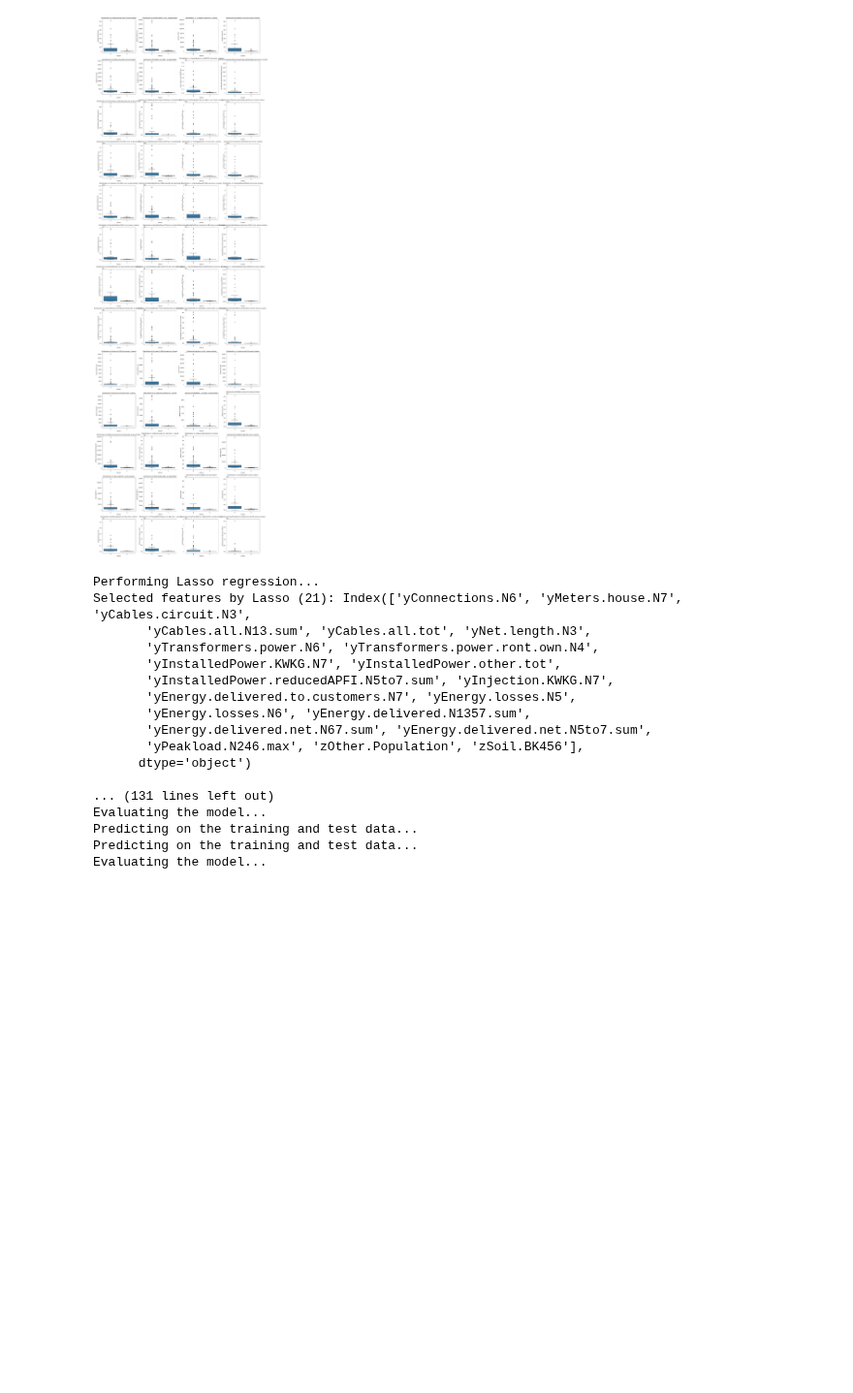
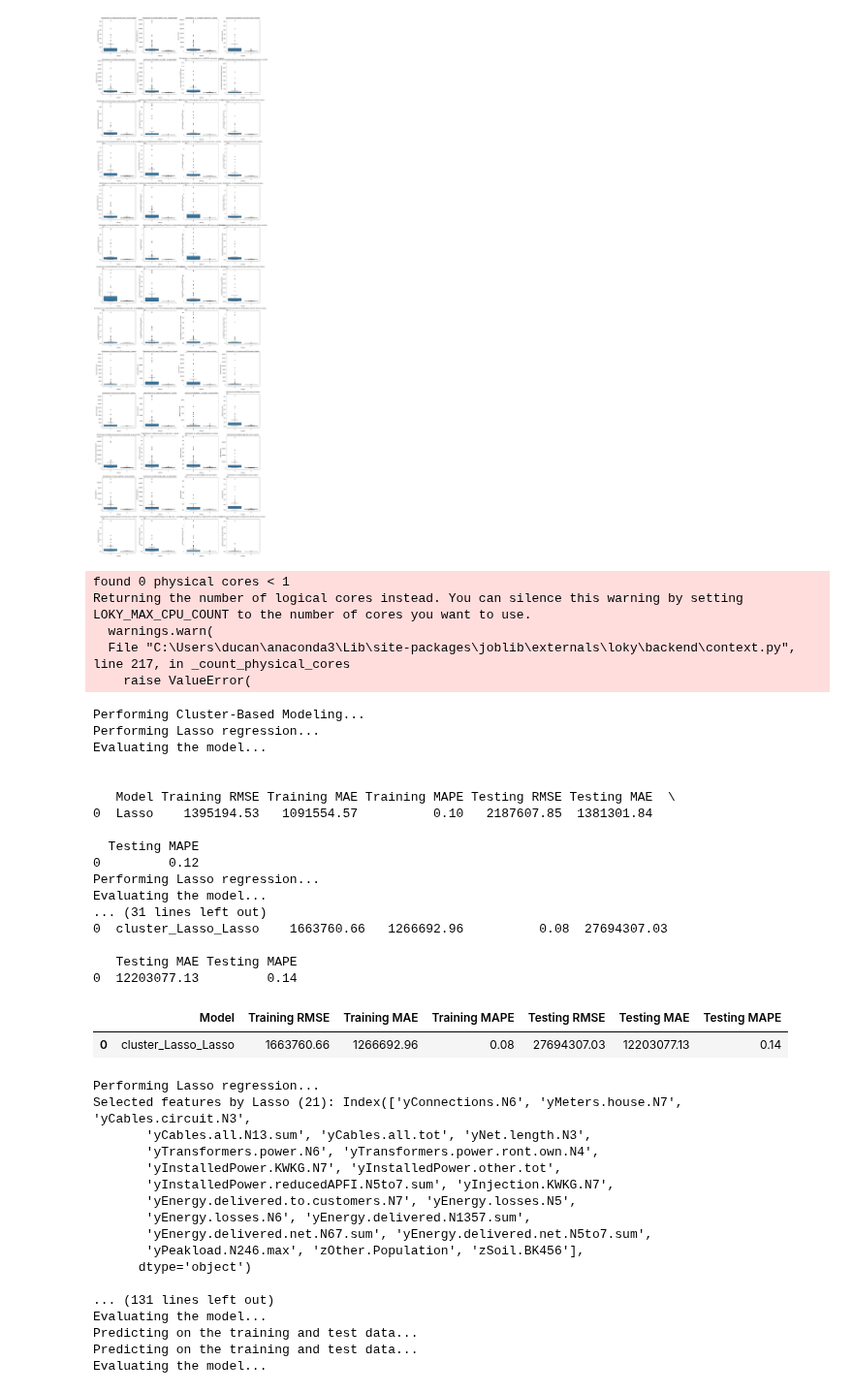
Before and after one commit to ducanhnguyen99/BNetzA, a Jupyter notebook: Modelling/cluster_based_modeling.ipynb, the cells around one changed output. Shown at 97% size. Saved outputs shown, nothing was run; the diff lists cells and outputs as text; code cells hidden in the pictures; blank space fills up the shorter version.

Commit message:
rework evaluation metrics and finalize all models

```diff
--- a/Modelling/cluster_based_modeling.ipynb
+++ b/Modelling/cluster_based_modeling.ipynb
@@ -95 +87,32 @@ evaluation_metrics("Lasso", lasso, cluster_1_df, cluster_1_test_df, column)
+# %%
+path_to_excel = "../data/EVS4_20140118_dataV9.xlsx"
+df = load_data(path_to_excel, sheet_name="DatasetV9")
+
+df_train, df_test = prepare_base_data(df)
+cluster_based_modeling(df_train, df_test, "cTOTEXn", random_state = 42)
+# %% [output]
+found 0 physical cores < 1
+Returning the number of logical cores instead. You can silence this warning by setting LOKY_MAX_CPU_COUNT to the number of cores you want to use.
+  warnings.warn(
+  File "C:\Users\ducan\anaconda3\Lib\site-packages\joblib\externals\loky\backend\context.py", line 217, in _count_physical_cores
+    raise ValueError(
+Performing Cluster-Based Modeling...
+Performing Lasso regression...
+Evaluating the model...
+
+
+   Model Training RMSE Training MAE Training MAPE Testing RMSE Testing MAE  \
+0  Lasso    1395194.53   1091554.57          0.10   2187607.85  1381301.84
+
+  Testing MAPE
+0         0.12
+Performing Lasso regression...
+Evaluating the model...
+... (31 lines left out)
+0  cluster_Lasso_Lasso    1663760.66   1266692.96          0.08  27694307.03
+
+   Testing MAE Testing MAPE
+0  12203077.13         0.14
+|  | Model | Training RMSE | Training MAE | Training MAPE | Testing RMSE | Testing MAE | Testing MAPE |
+| 0 | cluster_Lasso_Lasso | 1663760.66 | 1266692.96 | 0.08 | 27694307.03 | 12203077.13 | 0.14 |
 # %%
```
Also changed, not shown: parts of 6 cells of this notebook, 2 other files.
